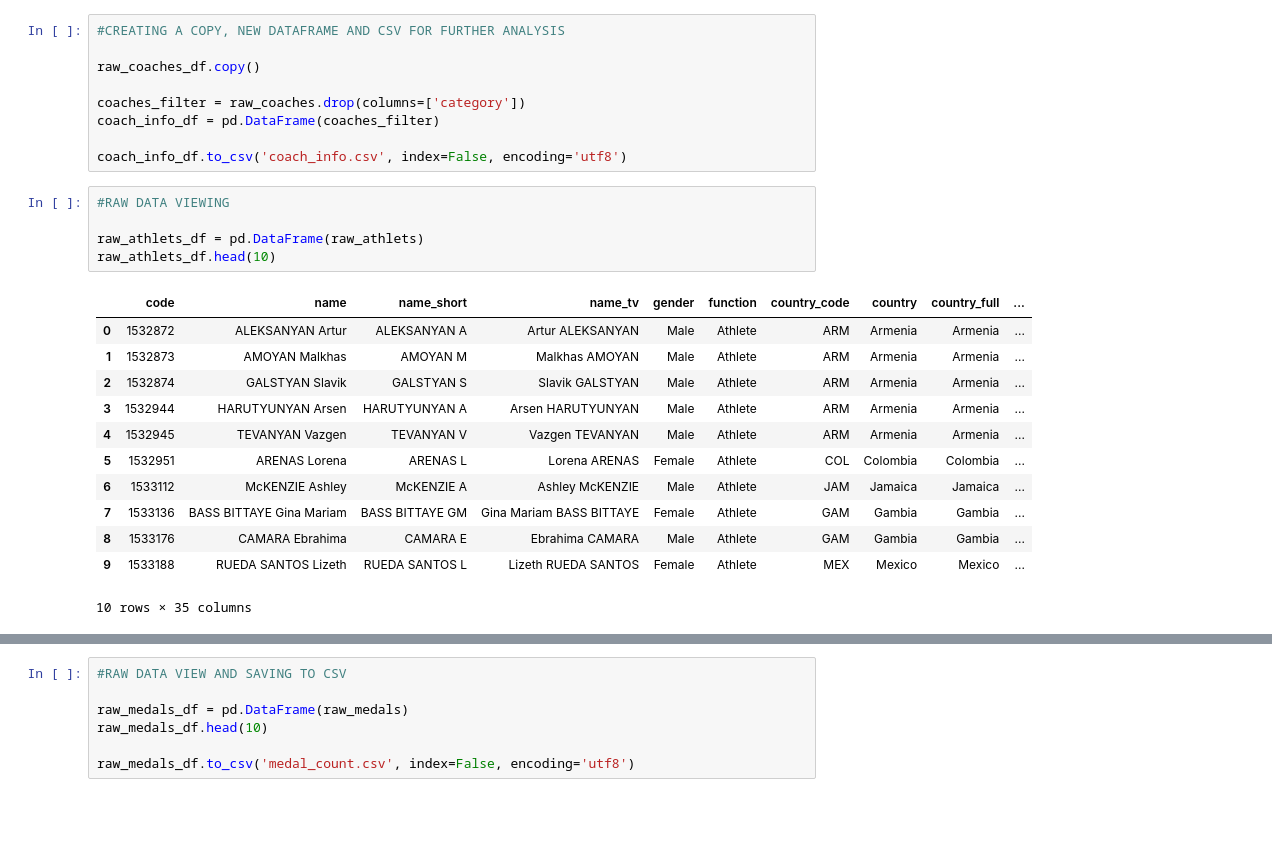
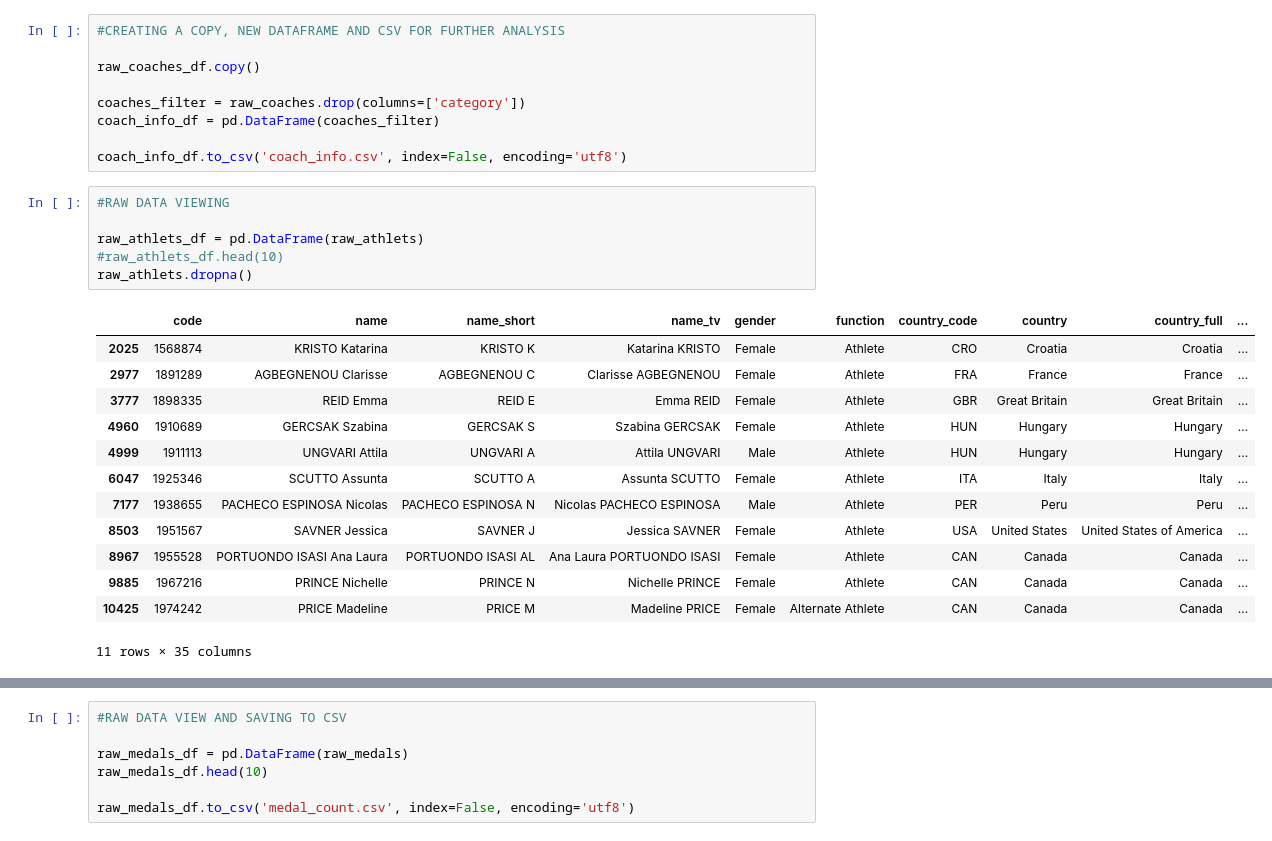
Before and after one commit to MMcDowe812/Going-For-Gold, a Jupyter notebook: Olympics-Coach-Athlete_Analysis.ipynb, the cells around one changed output, grey strips where cells are left out. Saved outputs shown, nothing was run; the diff lists cells and outputs as text; blank space fills up the shorter version.

```diff
--- a/Olympics-Coach-Athlete_Analysis.ipynb
+++ b/Olympics-Coach-Athlete_Analysis.ipynb
@@ -46,21 +67,23 @@ coach_info_df.to_csv('coach_info.csv', index=False, encoding='utf8')
 # %%
 #RAW DATA VIEWING
 
 raw_athlets_df = pd.DataFrame(raw_athlets)
-raw_athlets_df.head(10)
+#raw_athlets_df.head(10)
+raw_athlets.dropna()
 # %% [output]
 |  | code | name | name_short | name_tv | gender | function | country_code | country | country_full | ... |
-| 0 | 1532872 | ALEKSANYAN Artur | ALEKSANYAN A | Artur ALEKSANYAN | Male | Athlete | ARM | Armenia | Armenia | ... |
-| 1 | 1532873 | AMOYAN Malkhas | AMOYAN M | Malkhas AMOYAN | Male | Athlete | ARM | Armenia | Armenia | ... |
-| 2 | 1532874 | GALSTYAN Slavik | GALSTYAN S | Slavik GALSTYAN | Male | Athlete | ARM | Armenia | Armenia | ... |
-| 3 | 1532944 | HARUTYUNYAN Arsen | HARUTYUNYAN A | Arsen HARUTYUNYAN | Male | Athlete | ARM | Armenia | Armenia | ... |
-| 4 | 1532945 | TEVANYAN Vazgen | TEVANYAN V | Vazgen TEVANYAN | Male | Athlete | ARM | Armenia | Armenia | ... |
-| 5 | 1532951 | ARENAS Lorena | ARENAS L | Lorena ARENAS | Female | Athlete | COL | Colombia | Colombia | ... |
-| 6 | 1533112 | McKENZIE Ashley | McKENZIE A | Ashley McKENZIE | Male | Athlete | JAM | Jamaica | Jamaica | ... |
-| 7 | 1533136 | BASS BITTAYE Gina Mariam | BASS BITTAYE GM | Gina Mariam BASS BITTAYE | Female | Athlete | GAM | Gambia | Gambia | ... |
-| 8 | 1533176 | CAMARA Ebrahima | CAMARA E | Ebrahima CAMARA | Male | Athlete | GAM | Gambia | Gambia | ... |
-| 9 | 1533188 | RUEDA SANTOS Lizeth | RUEDA SANTOS L | Lizeth RUEDA SANTOS | Female | Athlete | MEX | Mexico | Mexico | ... |
+| 2025 | 1568874 | KRISTO Katarina | KRISTO K | Katarina KRISTO | Female | Athlete | CRO | Croatia | Croatia | ... |
+| 2977 | 1891289 | AGBEGNENOU Clarisse | AGBEGNENOU C | Clarisse AGBEGNENOU | Female | Athlete | FRA | France | France | ... |
+| 3777 | 1898335 | REID Emma | REID E | Emma REID | Female | Athlete | GBR | Great Britain | Great Britain | ... |
+| 4960 | 1910689 | GERCSAK Szabina | GERCSAK S | Szabina GERCSAK | Female | Athlete | HUN | Hungary | Hungary | ... |
+| 4999 | 1911113 | UNGVARI Attila | UNGVARI A | Attila UNGVARI | Male | Athlete | HUN | Hungary | Hungary | ... |
+| 6047 | 1925346 | SCUTTO Assunta | SCUTTO A | Assunta SCUTTO | Female | Athlete | ITA | Italy | Italy | ... |
+| 7177 | 1938655 | PACHECO ESPINOSA Nicolas | PACHECO ESPINOSA N | Nicolas PACHECO ESPINOSA | Male | Athlete | PER | Peru | Peru | ... |
+| 8503 | 1951567 | SAVNER Jessica | SAVNER J | Jessica SAVNER | Female | Athlete | USA | United States | United States of America | ... |
+| 8967 | 1955528 | PORTUONDO ISASI Ana Laura | PORTUONDO ISASI AL | Ana Laura PORTUONDO ISASI | Female | Athlete | CAN | Canada | Canada | ... |
+| 9885 | 1967216 | PRINCE Nichelle | PRINCE N | Nichelle PRINCE | Female | Athlete | CAN | Canada | Canada | ... |
+| 10425 | 1974242 | PRICE Madeline | PRICE M | Madeline PRICE | Female | Alternate Athlete | CAN | Canada | Canada | ... |
-10 rows × 35 columns
+11 rows × 35 columns
 # %%
 #CREATING A COPY, NEW DATAFRAME AND CSV FOR FURTHER ANALYSIS
 
```
Also changed, not shown: parts of 6 cells of this notebook.
